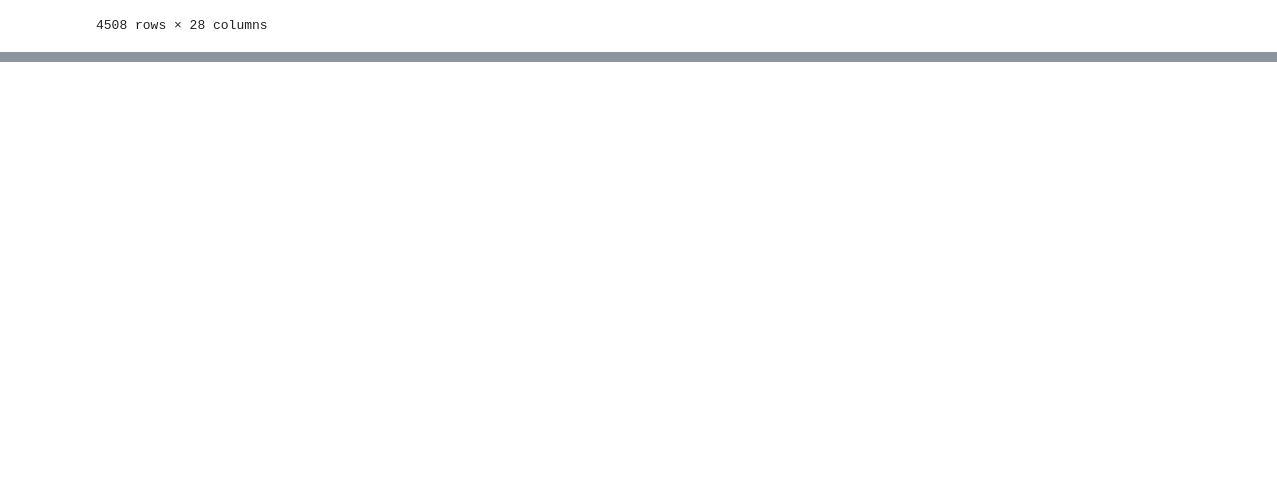
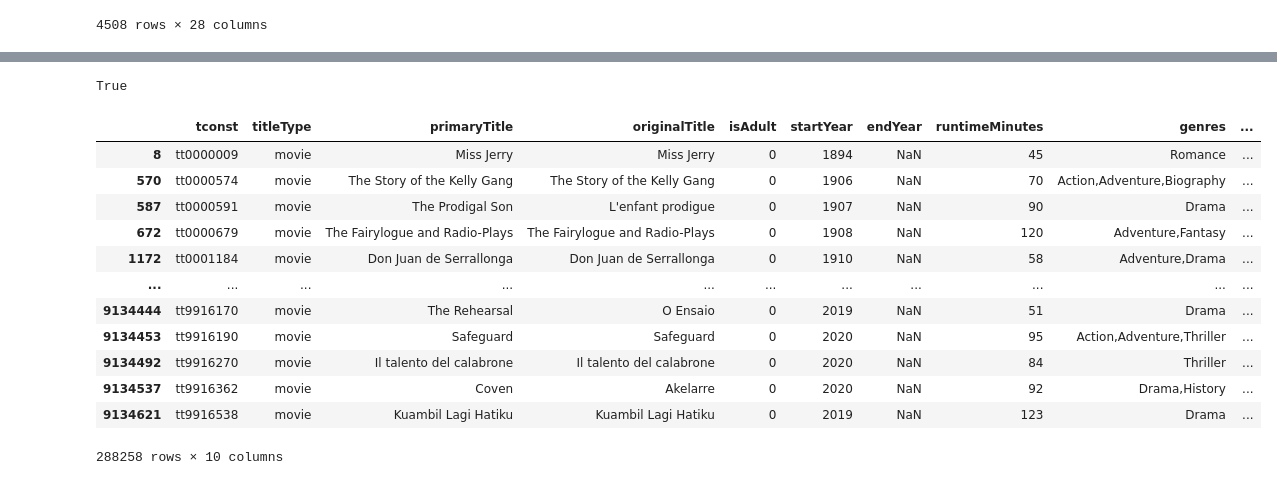
Before and after one commit to AlphaKaba24/Movie_Repo, a Jupyter notebook: Movie_insights.ipynb, the cells around one changed output, grey strips where cells are left out. Drawn from its saved outputs; the diff is of its cells as text; code cells hidden in the pictures; blank space fills up the shorter version.

```diff
--- a/Movie_insights.ipynb
+++ b/Movie_insights.ipynb
@@ -264,4 +264,4 @@ basics.to_csv("Data/title_basics.csv.gz",compression='gzip',index=False)
 # %%
 # Open saved file and preview again
-basics = pd.read_csv("Data/title_basics.csv.gz", low_memory = False)
-basics.head()
+#basics = pd.read_csv("Data/title_basics.csv.gz", low_memory = False)
+#basics.head()
@@ -528,0 +499,27 @@ Movies0001_df.to_csv("DATA/tmdb_results_combined.csv.gz",compression='gzip',inde
+# %%
+engine = create_engine('mysql+pymysql://root:root@localhost/movie', echo=True)
+
+if not database_exists(engine.url):
+    create_database(engine.url)
+
+print(database_exists(engine.url))
+# %% [output]
+True
+# %%
+## create a col with a list of genres
+basics['genres_split'] = basics['genres'].str.split(',')
+basics
+# %% [output]
+|  | tconst | titleType | primaryTitle | originalTitle | isAdult | startYear | endYear | runtimeMinutes | genres | ... |
+| 8 | tt0000009 | movie | Miss Jerry | Miss Jerry | 0 | 1894 | NaN | 45 | Romance | ... |
+| 570 | tt0000574 | movie | The Story of the Kelly Gang | The Story of the Kelly Gang | 0 | 1906 | NaN | 70 | Action,Adventure,Biography | ... |
+| 587 | tt0000591 | movie | The Prodigal Son | L'enfant prodigue | 0 | 1907 | NaN | 90 | Drama | ... |
+| 672 | tt0000679 | movie | The Fairylogue and Radio-Plays | The Fairylogue and Radio-Plays | 0 | 1908 | NaN | 120 | Adventure,Fantasy | ... |
+| 1172 | tt0001184 | movie | Don Juan de Serrallonga | Don Juan de Serrallonga | 0 | 1910 | NaN | 58 | Adventure,Drama | ... |
+| ... | ... | ... | ... | ... | ... | ... | ... | ... | ... | ... |
+| 9134444 | tt9916170 | movie | The Rehearsal | O Ensaio | 0 | 2019 | NaN | 51 | Drama | ... |
+| 9134453 | tt9916190 | movie | Safeguard | Safeguard | 0 | 2020 | NaN | 95 | Action,Adventure,Thriller | ... |
+| 9134492 | tt9916270 | movie | Il talento del calabrone | Il talento del calabrone | 0 | 2020 | NaN | 84 | Thriller | ... |
+| 9134537 | tt9916362 | movie | Coven | Akelarre | 0 | 2020 | NaN | 92 | Drama,History | ... |
+| 9134621 | tt9916538 | movie | Kuambil Lagi Hatiku | Kuambil Lagi Hatiku | 0 | 2019 | NaN | 123 | Drama | ... |
+288258 rows × 10 columns
```
Also changed, not shown: parts of 60 cells of this notebook, 1 other file.
